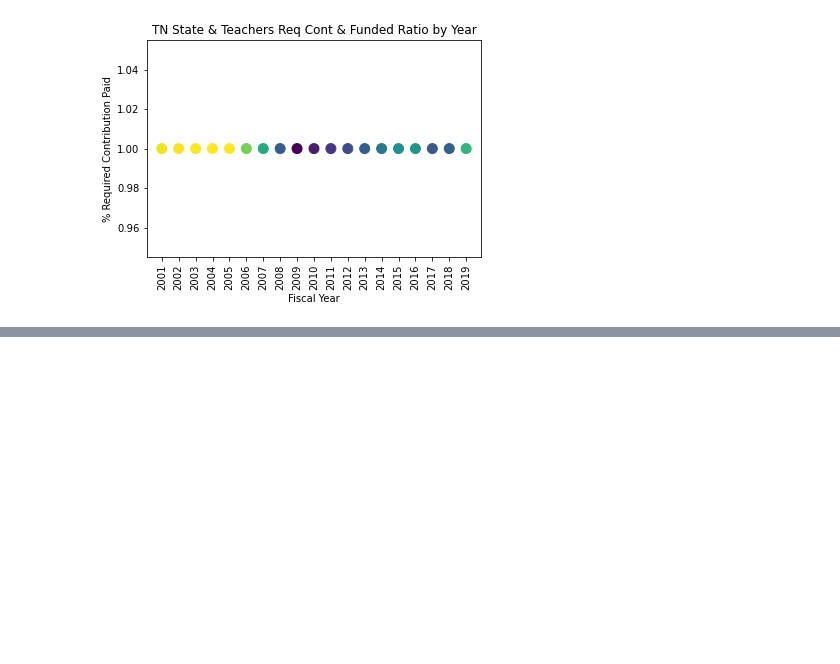
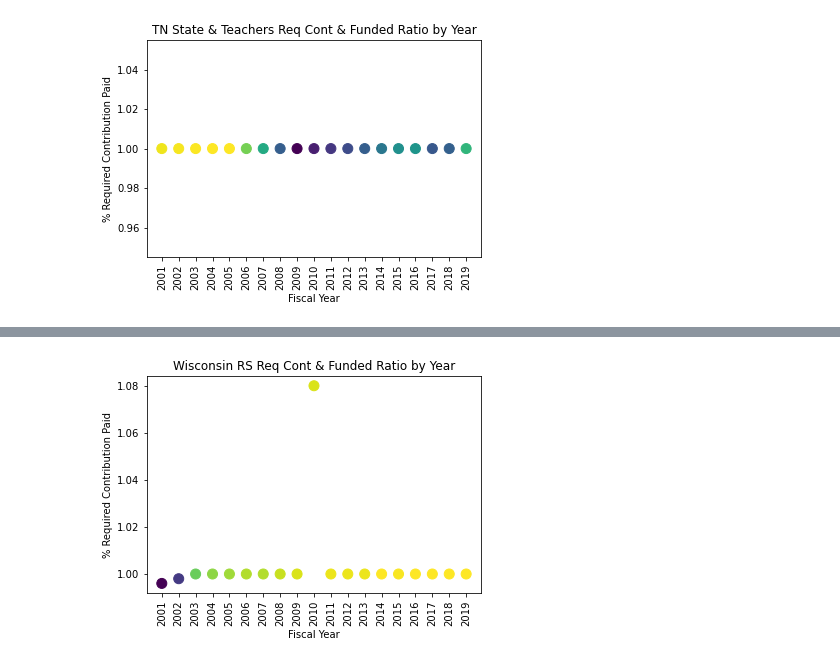
Before and after one commit to DeltaDeutsch/PPD-Group-Project, a Jupyter notebook: PPD Group Funding Cont.ipynb, the cells around one changed output, grey strips where cells are left out. Drawn from its saved outputs; the diff is of its cells as text; code cells hidden in the pictures; blank space fills up the shorter version.

```diff
--- a/PPD Group Funding Cont.ipynb
+++ b/PPD Group Funding Cont.ipynb
@@ -146 +146,13 @@ plt.show
 [figure]
+# %%
+plt.title("Wisconsin RS Req Cont & Funded Ratio by Year")
+plt.ylabel("% Required Contribution Paid")
+plt.xlabel("Fiscal Year")
+#plt.plot(x_values,regress_values,"r-")
+#plt.annotate(line_eq,(16,50))
+plt.scatter(plan_125_fy,plan_125_contpaid,c=plan_125_fundrat, s=100)
+plt.xticks(rotation=90)
+plt.show
+plt.savefig('plot images\plan_125_cont_v_year.png')
+# %% [output]
+[figure, added]
```
Also changed, not shown: parts of 8 cells of this notebook, 12 other files.
